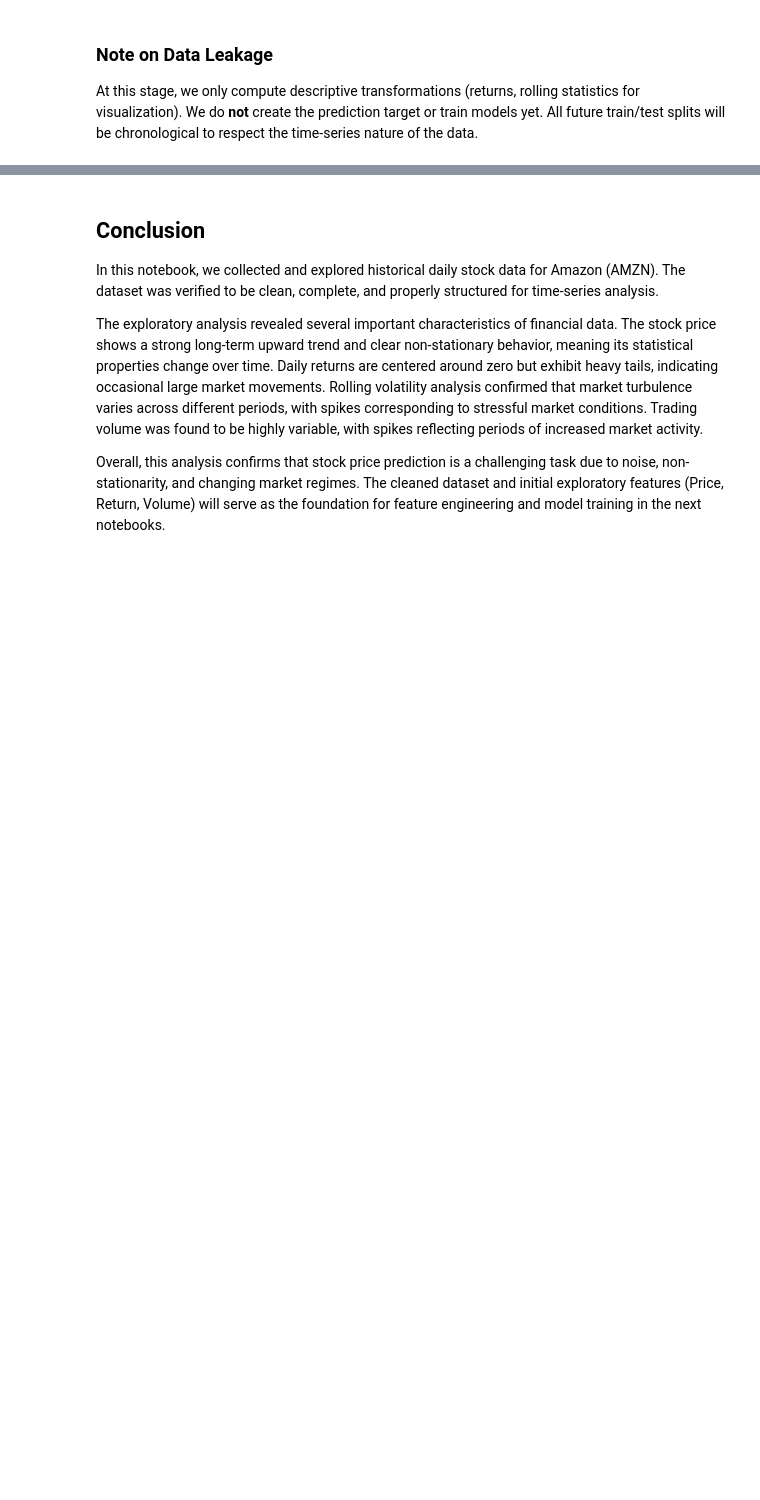
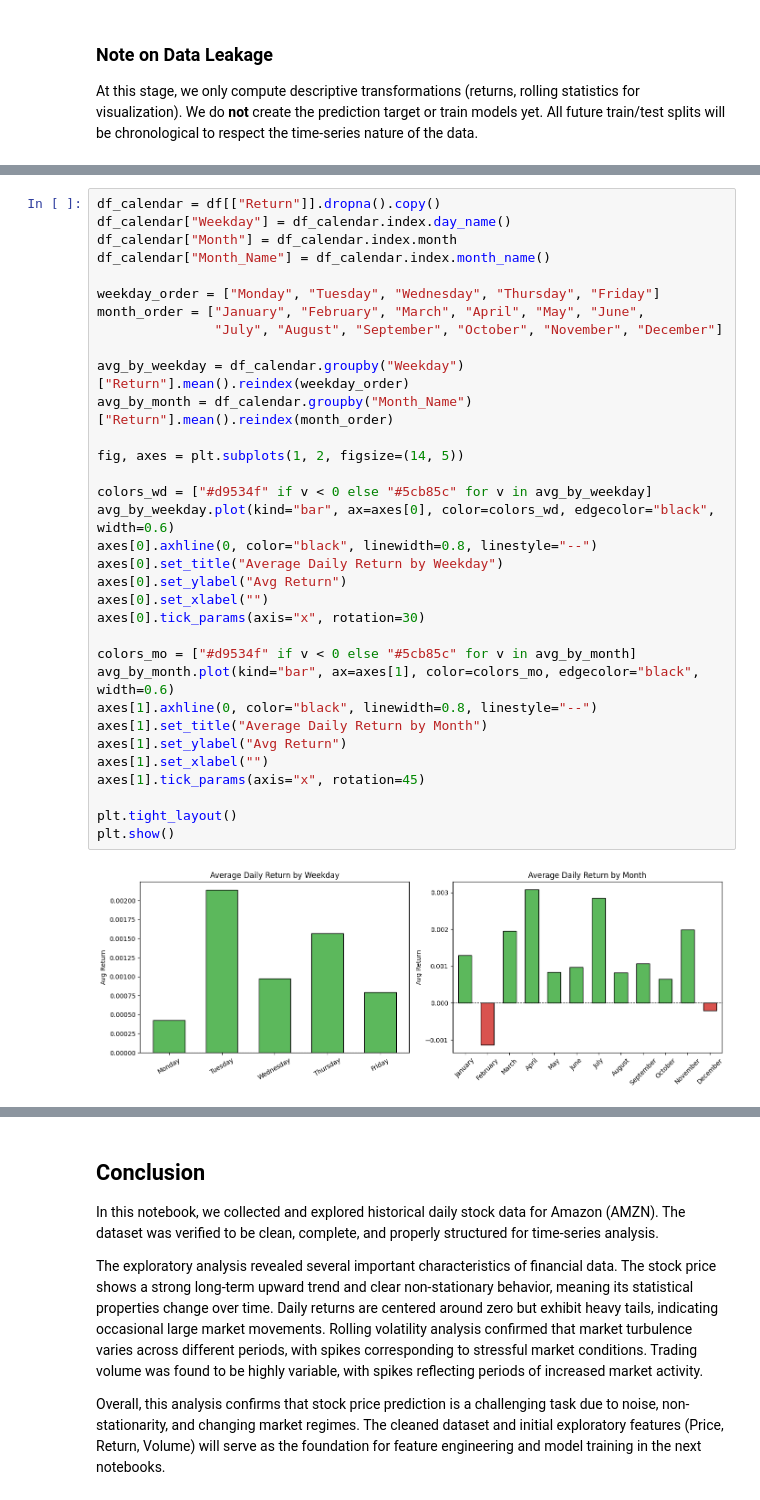
Before and after one commit to EdLac/stock-price-prediction-amazon, a Jupyter notebook: notebooks/01_data_download_and_eda.ipynb, the cells around one changed output, grey strips where cells are left out. Cells and saved outputs as stored; diff of their text form; blank space fills up the shorter version.

```diff
--- a/notebooks/01_data_download_and_eda.ipynb
+++ b/notebooks/01_data_download_and_eda.ipynb
@@ -346,0 +467,35 @@ All future train/test splits will be chronological to respect the time-series na
+# %%
+df_calendar = df[["Return"]].dropna().copy()
+df_calendar["Weekday"] = df_calendar.index.day_name()
+df_calendar["Month"] = df_calendar.index.month
+df_calendar["Month_Name"] = df_calendar.index.month_name()
+
+weekday_order = ["Monday", "Tuesday", "Wednesday", "Thursday", "Friday"]
+month_order = ["January", "February", "March", "April", "May", "June",
+               "July", "August", "September", "October", "November", "December"]
+
+avg_by_weekday = df_calendar.groupby("Weekday")["Return"].mean().reindex(weekday_order)
+avg_by_month = df_calendar.groupby("Month_Name")["Return"].mean().reindex(month_order)
+
+fig, axes = plt.subplots(1, 2, figsize=(14, 5))
+
+colors_wd = ["#d9534f" if v < 0 else "#5cb85c" for v in avg_by_weekday]
+avg_by_weekday.plot(kind="bar", ax=axes[0], color=colors_wd, edgecolor="black", width=0.6)
+axes[0].axhline(0, color="black", linewidth=0.8, linestyle="--")
+axes[0].set_title("Average Daily Return by Weekday")
+axes[0].set_ylabel("Avg Return")
+axes[0].set_xlabel("")
+axes[0].tick_params(axis="x", rotation=30)
+
+colors_mo = ["#d9534f" if v < 0 else "#5cb85c" for v in avg_by_month]
+avg_by_month.plot(kind="bar", ax=axes[1], color=colors_mo, edgecolor="black", width=0.6)
+axes[1].axhline(0, color="black", linewidth=0.8, linestyle="--")
+axes[1].set_title("Average Daily Return by Month")
+axes[1].set_ylabel("Avg Return")
+axes[1].set_xlabel("")
+axes[1].tick_params(axis="x", rotation=45)
+
+plt.tight_layout()
+plt.show()
+# %% [output]
+[figure, added]
```
Also changed, not shown: parts of 25 cells of this notebook, 3 other files.
